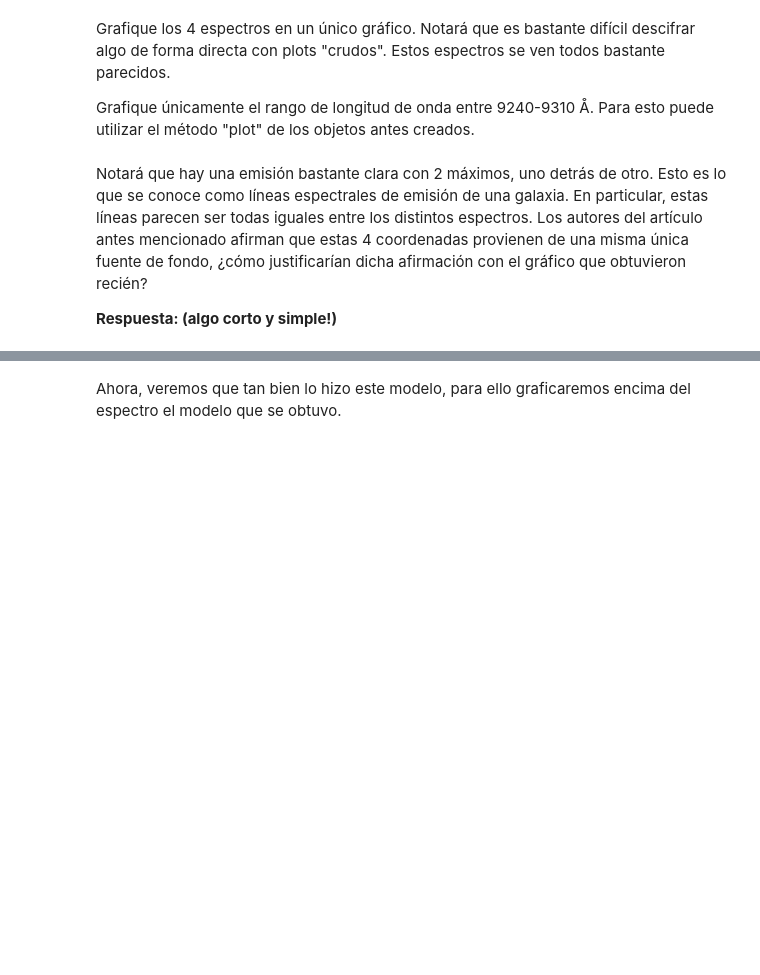
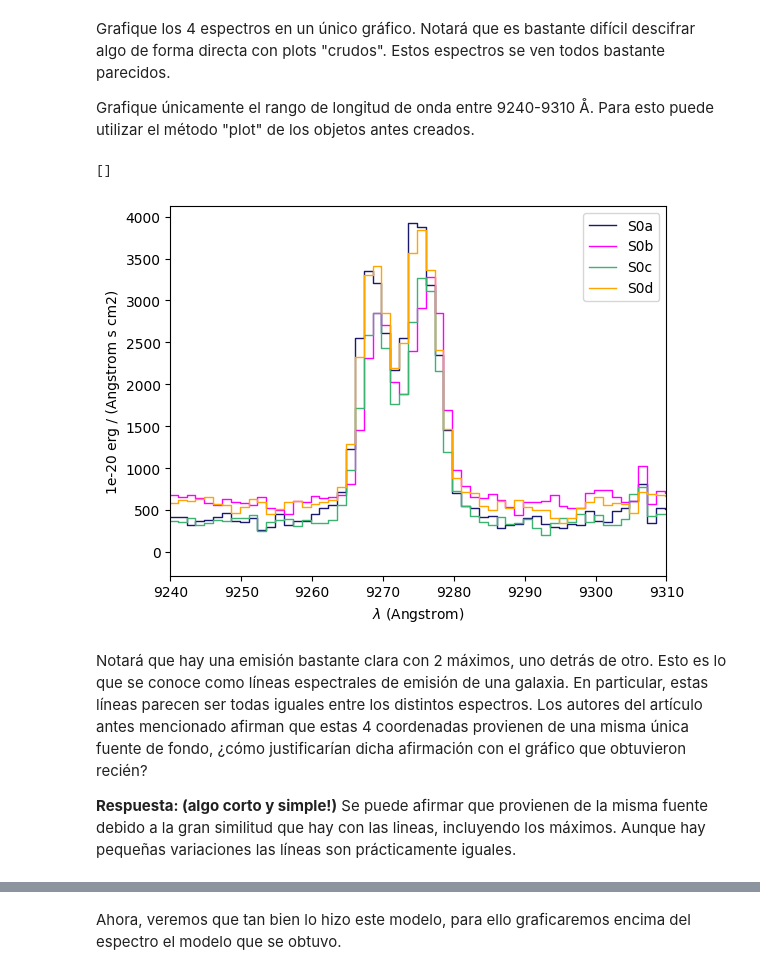
Before and after one commit to FPereiraI/Tarea-4, a Jupyter notebook: Tarea4.ipynb, the cells around one changed output, grey strips where cells are left out. Drawn from its saved outputs; the diff is of its cells as text; code cells hidden in the pictures; blank space fills up the shorter version.

```diff
--- a/Tarea4.ipynb
+++ b/Tarea4.ipynb
@@ -253,10 +251,25 @@ Para esto puede utilizar el método "plot" de los objetos antes creados.
+# %%
+# Inserte su gráfico a continuación:
+wl_min = 9240 # Rango mínimo longitud de onda
+wl_max = 9310 # Rango máximo
+
+espectro_s0a.plot(label="S0a", color="midnightblue")
+espectro_s0b.plot(label="S0b", color="magenta")
+espectro_s0c.plot(label="S0c", color="mediumseagreen")
+espectro_s0d.plot(label="S0d", color="orange")
+plt.xlim(wl_min, wl_max) # Para graficar únicamente el ragno especificado, en Å
+plt.legend()
+plt.plot()
+# %% [output]
+[]
+[figure, added]
 # %% [markdown]
 
 Notará que hay una emisión bastante clara con 2 máximos, uno detrás de otro.
 Esto es lo que se conoce como líneas espectrales de emisión de una galaxia.
 En particular, estas líneas parecen ser todas iguales entre los distintos espectros. Los autores del artículo antes mencionado afirman que estas 4 coordenadas provienen de una misma única fuente de fondo, ¿cómo justificarían dicha afirmación con el gráfico que obtuvieron recién?
 
-**Respuesta: (algo corto y simple!)**
+**Respuesta: (algo corto y simple!)** Se puede afirmar que provienen de la misma fuente debido a la gran similitud que hay con las lineas, incluyendo los máximos. Aunque hay pequeñas variaciones las líneas son prácticamente iguales.
 # %% [markdown]
 Esta emisión proviene del gas de estas fuentes, en particular es una línea de  OII, es decir, oxígeno que fue ionizado. Esta línea es lo que se conoce como un "doblete" (doublet en inglés), lo que quiere decir que en realidad son dos líneas, muy cercanas en longitud de onda. La longitud de onda medida en laboratorio de ambas líneas es 3727.092 Å y 3729.875 Å, respectivamente. Claramente las líneas que vemos en estas fuentes no están centradas en esas longitudes de onda.
 
```
Also changed, not shown: parts of 8 cells of this notebook.
